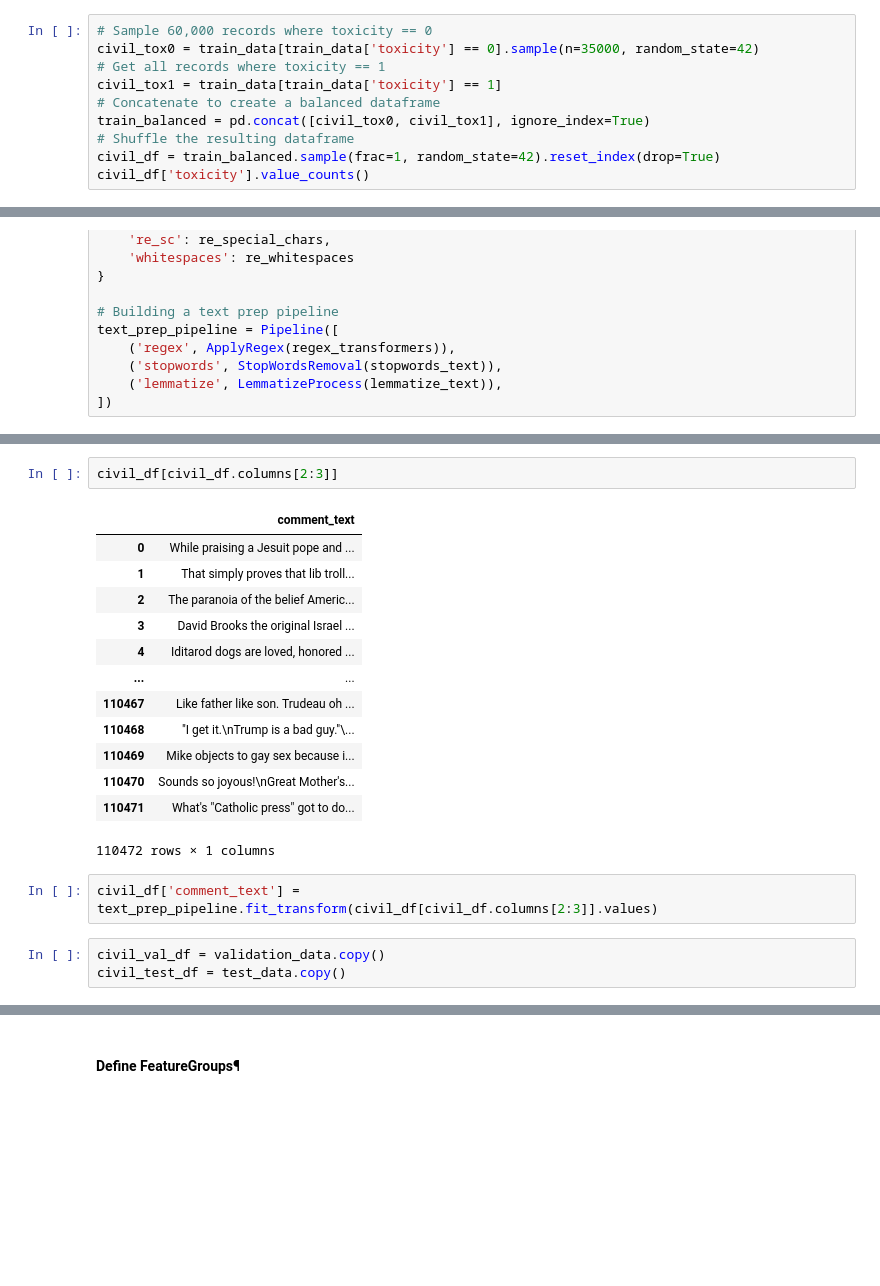
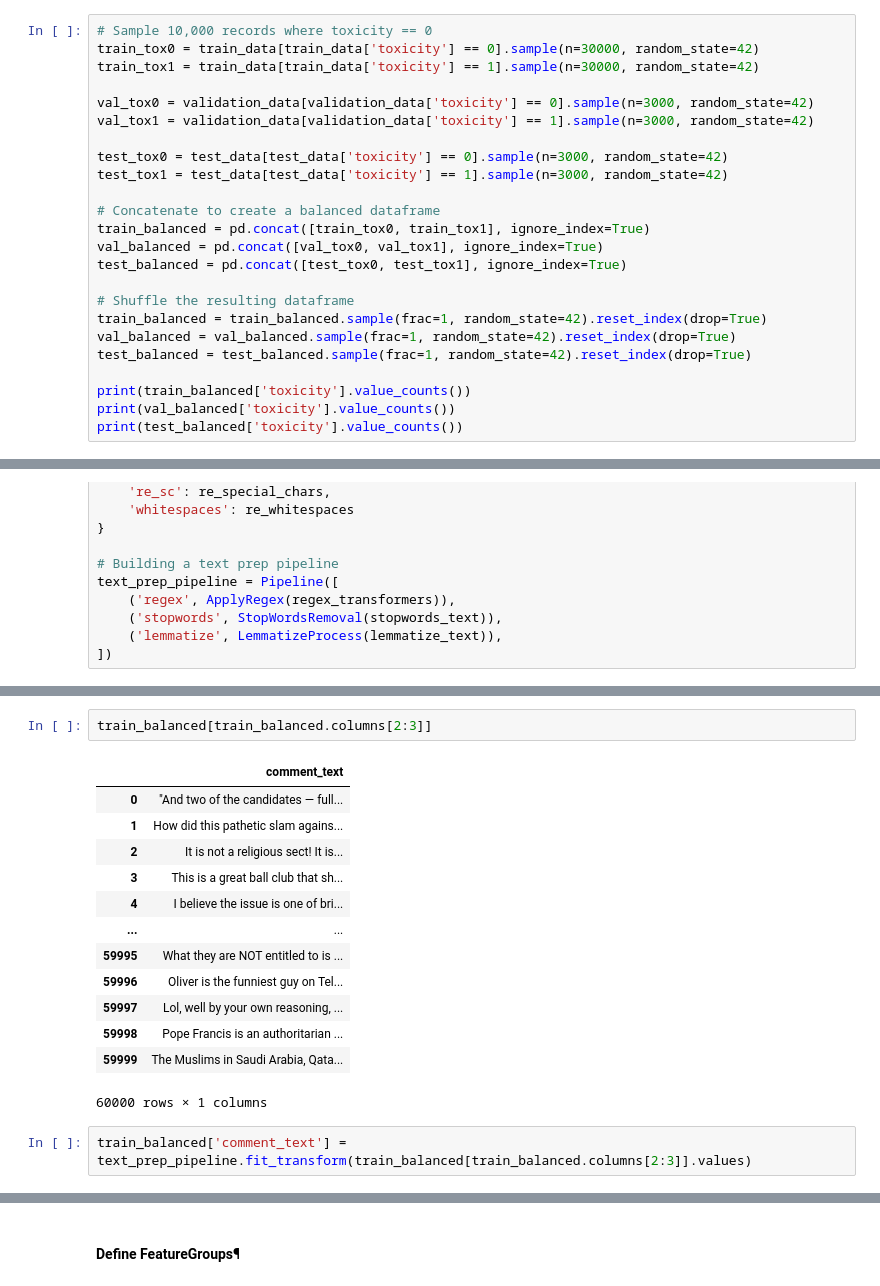
Before and after one commit to karthikraghavan/aai540_toxicity_classification, a Jupyter notebook: datalake_operations.ipynb, the cells around one changed output, grey strips where cells are left out. Saved outputs shown, nothing was run; the diff lists cells and outputs as text; blank space fills up the shorter version.

```diff
--- a/datalake_operations.ipynb
+++ b/datalake_operations.ipynb
@@ -473,12 +219,26 @@ civil.shape
 # %%
-# Sample 60,000 records where toxicity == 0
-civil_tox0 = train_data[train_data['toxicity'] == 0].sample(n=35000, random_state=42)
-# Get all records where toxicity == 1
-civil_tox1 = train_data[train_data['toxicity'] == 1]
+# Sample 10,000 records where toxicity == 0
+train_tox0 = train_data[train_data['toxicity'] == 0].sample(n=30000, random_state=42)
+train_tox1 = train_data[train_data['toxicity'] == 1].sample(n=30000, random_state=42)
+
+val_tox0 = validation_data[validation_data['toxicity'] == 0].sample(n=3000, random_state=42)
+val_tox1 = validation_data[validation_data['toxicity'] == 1].sample(n=3000, random_state=42)
+
+test_tox0 = test_data[test_data['toxicity'] == 0].sample(n=3000, random_state=42)
+test_tox1 = test_data[test_data['toxicity'] == 1].sample(n=3000, random_state=42)
+
 # Concatenate to create a balanced dataframe
-train_balanced = pd.concat([civil_tox0, civil_tox1], ignore_index=True)
+train_balanced = pd.concat([train_tox0, train_tox1], ignore_index=True)
+val_balanced = pd.concat([val_tox0, val_tox1], ignore_index=True)
+test_balanced = pd.concat([test_tox0, test_tox1], ignore_index=True)
+
 # Shuffle the resulting dataframe
-civil_df = train_balanced.sample(frac=1, random_state=42).reset_index(drop=True)
-civil_df['toxicity'].value_counts()
+train_balanced = train_balanced.sample(frac=1, random_state=42).reset_index(drop=True)
+val_balanced = val_balanced.sample(frac=1, random_state=42).reset_index(drop=True)
+test_balanced = test_balanced.sample(frac=1, random_state=42).reset_index(drop=True)
+
+print(train_balanced['toxicity'].value_counts())
+print(val_balanced['toxicity'].value_counts())
+print(test_balanced['toxicity'].value_counts())
 # %% [output]
 toxicity
@@ -664,22 +412,19 @@ civil_df
 # %%
-civil_df[civil_df.columns[2:3]]
+train_balanced[train_balanced.columns[2:3]]
 # %% [output]
 |  | comment_text |
-| 0 | While praising a Jesuit pope and ... |
-| 1 | That simply proves that lib troll... |
-| 2 | The paranoia of the belief Americ... |
-| 3 | David Brooks the original Israel ... |
-| 4 | Iditarod dogs are loved, honored ... |
+| 0 | "And two of the candidates — full... |
+| 1 | How did this pathetic slam agains... |
+| 2 | It is not a religious sect! It is... |
+| 3 | This is a great ball club that sh... |
+| 4 | I believe the issue is one of bri... |
 | ... | ... |
-| 110467 | Like father like son. Trudeau oh ... |
-| 110468 | "I get it.\nTrump is a bad guy."\... |
-| 110469 | Mike objects to gay sex because i... |
-| 110470 | Sounds so joyous!\nGreat Mother's... |
-| 110471 | What's "Catholic press" got to do... |
+| 59995 | What they are NOT entitled to is ... |
+| 59996 | Oliver is the funniest guy on Tel... |
+| 59997 | Lol, well by your own reasoning, ... |
+| 59998 | Pope Francis is an authoritarian ... |
+| 59999 | The Muslims in Saudi Arabia, Qata... |
-110472 rows × 1 columns
+60000 rows × 1 columns
 # %%
-civil_df['comment_text'] = text_prep_pipeline.fit_transform(civil_df[civil_df.columns[2:3]].values)
+train_balanced['comment_text'] = text_prep_pipeline.fit_transform(train_balanced[train_balanced.columns[2:3]].values)
-# %%
-civil_val_df = validation_data.copy()
-civil_test_df = test_data.copy()
 # %%
```
Also changed, not shown: parts of 111 cells of this notebook.
